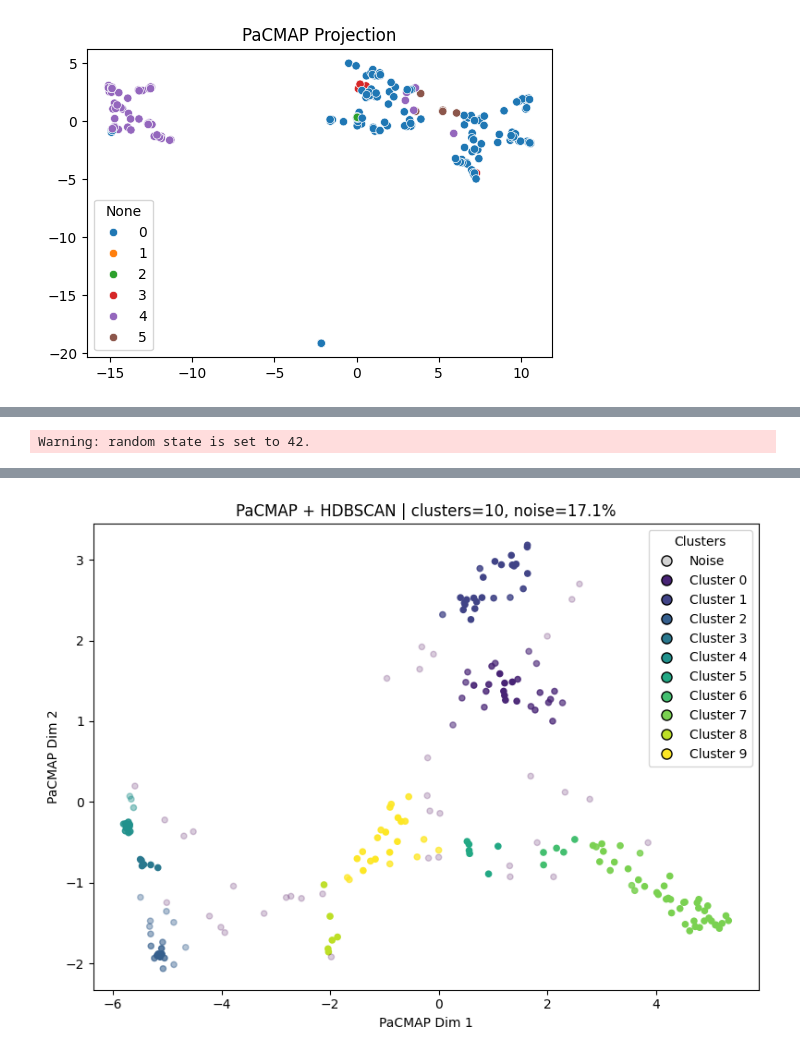
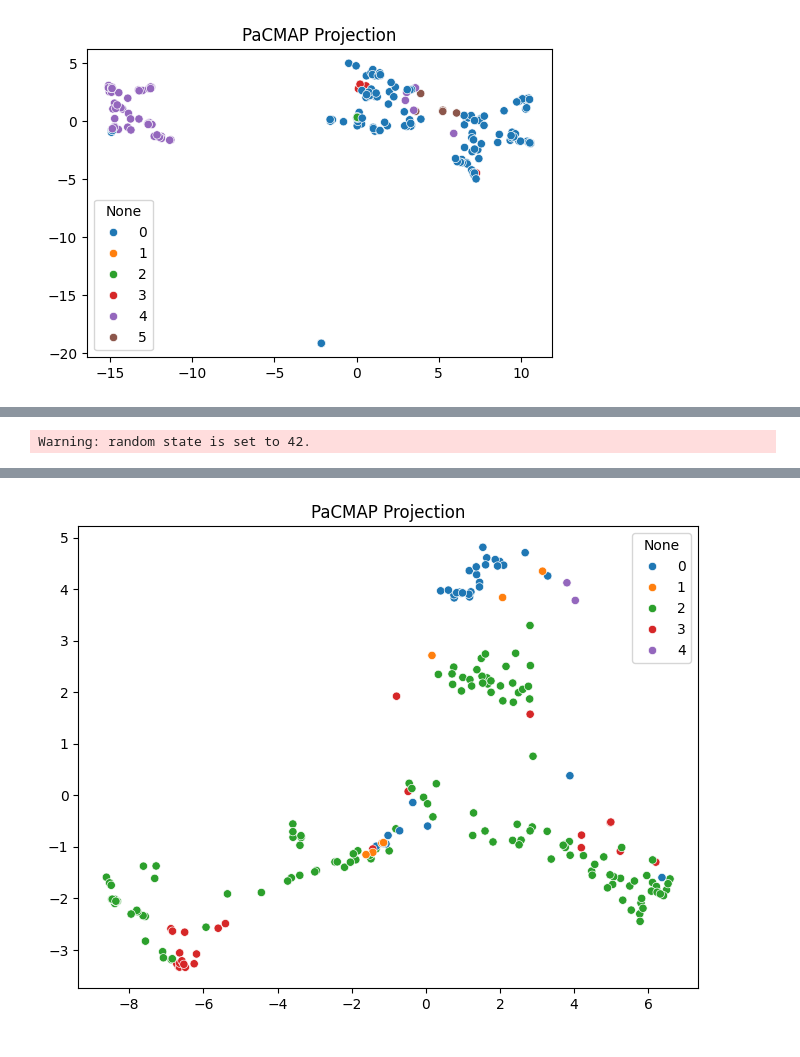
Before and after one commit to alexisannm04/CHE4230-Group-Project, a Jupyter notebook: notebooks/Progress.ipynb, the cells around one changed output, grey strips where cells are left out. Cells and saved outputs as stored; diff of their text form; code cells hidden in the pictures.

```diff
--- a/notebooks/Progress.ipynb
+++ b/notebooks/Progress.ipynb
@@ -480,96 +491,47 @@ Converged at iteration 5
 # %%
-import numpy as np
-import matplotlib.pyplot as plt
-from matplotlib.lines import Line2D
-import pacmap
-import hdbscan
-import seaborn as sns
-
-
 # ---------------------------------------------------------
 # 1. Run PaCMAP on your full_matrix
 # ---------------------------------------------------------
 pacmap_reducer = pacmap.PaCMAP(
     n_components=2,
     n_neighbors=25,
-    MN_ratio=0.6,
-    FP_ratio=1.5,
+    MN_ratio=0.8,
+    FP_ratio=2.50,
     random_state=42
 )
 
-embedding = pacmap_reducer.fit_transform(full_matrix)
+X_pacmap = pacmap_reducer.fit_transform(full_matrix)
+
+y = book_data_raw["price range"].astype("category").cat.codes
+unique, counts = np.unique(y, return_counts=True)
+print(dict(zip(unique, counts)))
+
+# Plot PaCMAP
+plt.figure(figsize=(8,6))
+sns.scatterplot(x=X_pacmap[:, 0], y=X_pacmap[:, 1], hue=y, palette="tab10")
+plt.title("PaCMAP Projection")
+plt.show()
 
 
 # ---------------------------------------------------------
-# 2. Choose your labels (Reading age, price range, etc.)
-# ---------------------------------------------------------
-labels_for_coloring = book_data_raw["Reading age"].astype("category").cat.codes
-# or: book_data_raw["price range"].astype("category").cat.codes
-
-
-# ---------------------------------------------------------
-# 3. Run HDBSCAN on the PaCMAP embedding
+# 2. Run HDBSCAN on the SAME PaCMAP embedding
 # ---------------------------------------------------------
 clusterer = hdbscan.HDBSCAN(
-    min_cluster_size=5,
+    min_cluster_size=15,
     min_samples=5,
     metric="euclidean",
     cluster_selection_method="eom"
 )
 
-clusterer.fit(embedding)
+clusterer.fit(X_pacmap)
 
 cluster_labels = clusterer.labels_
 probabilities = getattr(clusterer, "probabilities_", None)
 
 
 # ---------------------------------------------------------
-# 4. Plot the embedding with clusters
+# 3. Plot PaCMAP + HDBSCAN
 # ---------------------------------------------------------
-def plot_embedding(embedding, labels, probabilities=None, title="PaCMAP + HDBSCAN"):
-    plt.figure(figsize=(8, 6))
-
-    alpha = 0.2 + 0.8 * probabilities if probabilities is not None else 0.7
-
-    scatter = plt.scatter(
-        embedding[:, 0],
-        embedding[:, 1],
-        c=labels,
-        cmap="viridis",
-        s=20,
-        alpha=alpha,
-    )
-
-    unique_labels = np.unique(labels)
-    cmap = scatter.cmap
-    norm = scatter.norm
-
-    handles = []
-    for lab in unique_labels:
-        if lab == -1:
-            color = "lightgray"
-            name = "Noise"
-        else:
-            color = cmap(norm(lab))
-            name = f"Cluster {lab}"
-
-        handles.append(
-            Line2D([0], [0], marker="o", color="w",
-                   markerfacecolor=color, markeredgecolor="k",
-                   markersize=8, label=name)
-        )
-
-    plt.legend(handles=handles, title="Clusters")
-    n_clusters = len(set(labels)) - (1 if -1 in labels else 0)
-    noise_frac = np.mean(labels == -1)
-
-    plt.title(f"{title} | clusters={n_clusters}, noise={noise_frac:.1%}")
-    plt.xlabel("PaCMAP Dim 1")
-    plt.ylabel("PaCMAP Dim 2")
-    plt.tight_layout()
-    plt.show()
-
-
-plot_embedding(embedding, cluster_labels, probabilities)
+plot_embedding(X_pacmap, cluster_labels, probabilities)
 # %% [output]
 Warning: random state is set to 42.
@@ -576 +539 @@ Warning: random state is set to 42.
-[figure, old version]
+[figure, new version]
```
Also changed, not shown: parts of 10 cells of this notebook.
